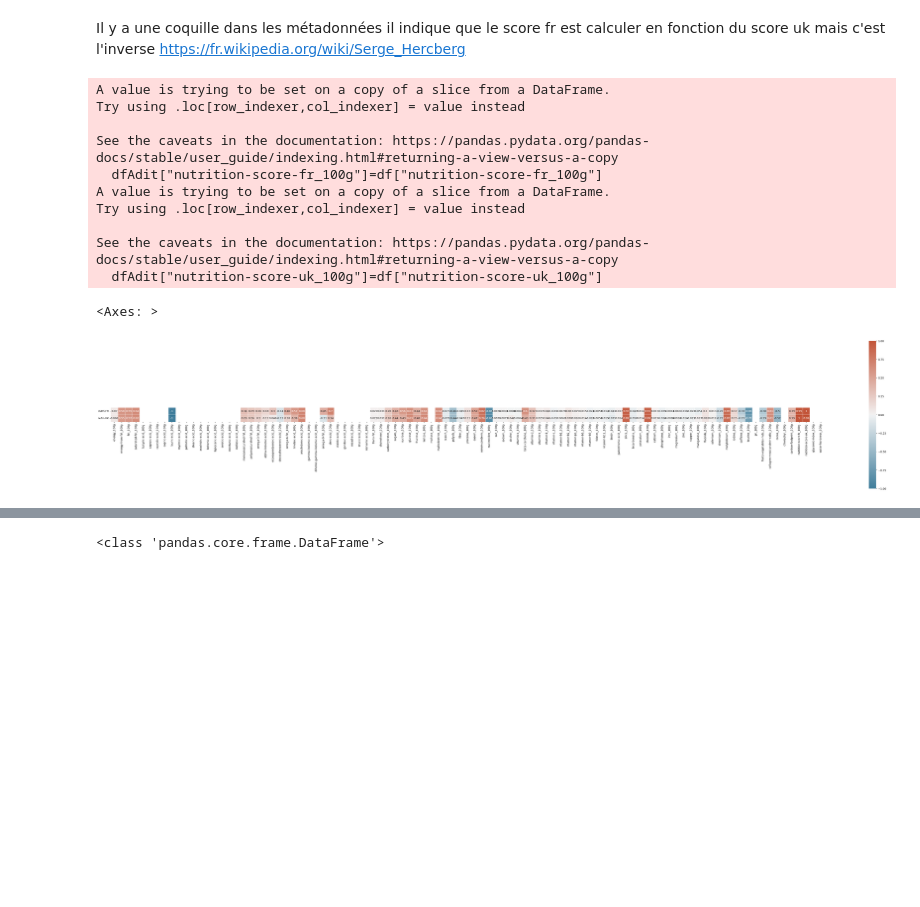
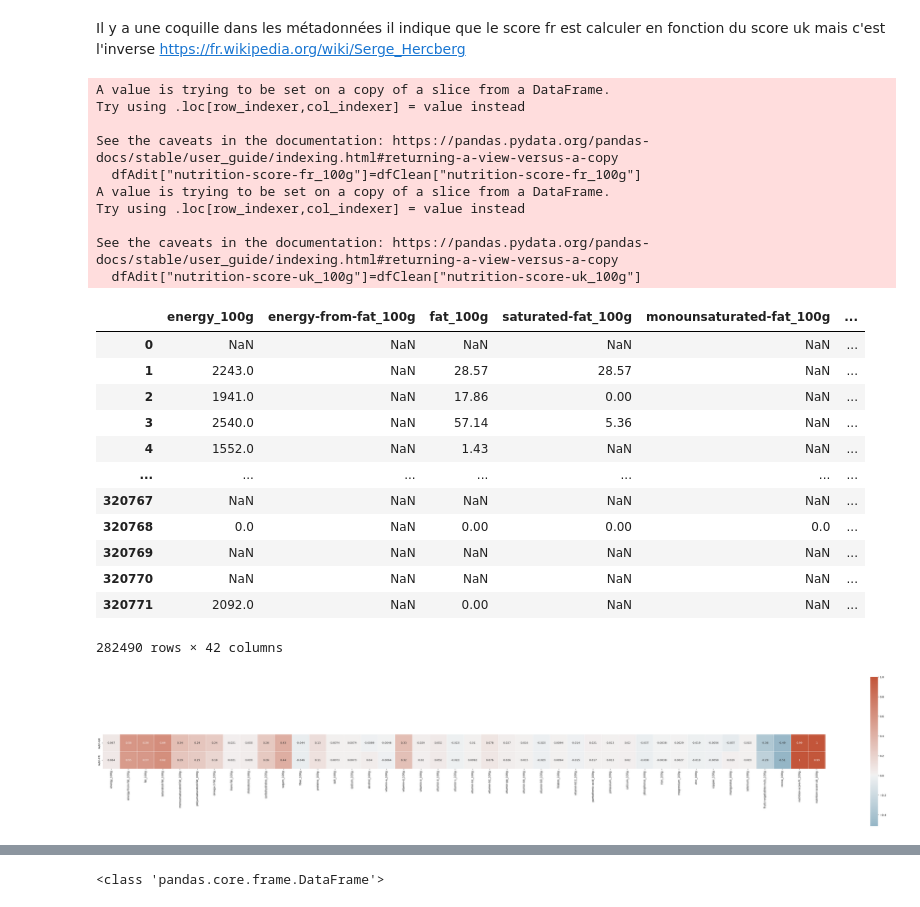
Before and after one commit to Solenhya/IAFood-P4-DevIA-G1, a Jupyter notebook: Améliorer la santé par l'IA - Analyse des données Open Food Facts.ipynb, the cells around one changed output, grey strips where cells are left out. Saved outputs shown, nothing was run; the diff lists cells and outputs as text; code cells hidden in the pictures; blank space fills up the shorter version.

Commit message:
Correlation pour question 1 et mis en forme

```diff
--- a/Améliorer la santé par l'IA - Analyse des données Open Food Facts.ipynb
+++ b/Améliorer la santé par l'IA - Analyse des données Open Food Facts.ipynb
@@ -170,0 +196,10 @@ df = df.drop_duplicates()
+# %%
+#Retirer les collonnes qui ont moins de X elements Tout en gardant un historique
+requiredLength= 500
+dfDropCopy = dfClean.copy()
+for collumn in dfDropCopy.columns:
+    nnaCollumn = dfDropCopy[collumn].notna()
+    presentLength = nnaCollumn[nnaCollumn==True].count()
+    if(presentLength<requiredLength):
+        dfDropCopy.drop(columns=[collumn],inplace=True)
+        print(f"On a retirer {collumn} car elle n'avait que {presentLength} éléments")
@@ -170,0 +224,7 @@ df = df.drop_duplicates()
+# %%
+dfClean = dfDropCopy
+# %%
+#On a retirer beaucoup de valeur nutritionnel est ce qu'il ne serrait pas plus judicieux d'assumer qu'une valeur manquantes est une valeur non detecter et donc non présente
+#Comprehension de liste genere une liste rapidement avec un iterable et une condition
+columns_to_fill = [col for col in dfClean.columns if col.endswith('_100g') and col not in ['nutrition-score-fr_100g', 'nutrition-score-uk_100g']]
+dfClean[columns_to_fill].fillna(0,inplace=True)
@@ -197,8 +281,9 @@ dfquant
 # %%
 #Reponse 3
 #Quels sont les aliments les plus sains de chaque catégorie ?
-dfClean = df[["main_category_fr","nutrition-score-fr_100g"]].dropna()
-idx = dfClean.groupby('main_category_fr')['nutrition-score-fr_100g'].idxmin()
-dfGroup = df.loc[idx, ['main_category_fr', 'nutrition-score-fr_100g', 'product_name']]
+dfSain = dfClean[[categoryChoice,"nutrition-score-fr_100g"]].dropna()
+idx = dfSain.groupby(categoryChoice)["nutrition-score-fr_100g"].idxmin()
+dfGroup = dfClean.loc[idx, [categoryChoice, "nutrition-score-fr_100g","full_name"]]
 dfGroup
+#Problematique trouver regarder les outliers pour chaque category les catégory semble toute etre dans le négatif le seul positif est le jus de fruit ...
 # %% [output]
@@ -386,40 +475,52 @@ Il y a une coquille dans les métadonnées il indique que le score fr est calcul
 # %%
 #11. Comment se calcule le Nutri-Score (FR et UK) ? Qu'est-ce qui les différencie ?
 #Le nutriscore uk n'existe pas l'agence indiquer dans les meta données : le FSA
 #CreateHeatMapCorr(["nutrition-score-fr_100g","nutrition-score-uk_100g"],df)
 
-dfAdit = df.filter(like='_100g',axis=1)
-dfAdit["nutrition-score-fr_100g"]=df["nutrition-score-fr_100g"]
-dfAdit["nutrition-score-uk_100g"]=df["nutrition-score-uk_100g"]
+dfAdit = dfClean.filter(like='_100g',axis=1)
+dfAdit["nutrition-score-fr_100g"]=dfClean["nutrition-score-fr_100g"]
+dfAdit["nutrition-score-uk_100g"]=dfClean["nutrition-score-uk_100g"]
 
 correlation = dfAdit.corr()
 nutriCorr = correlation[["nutrition-score-uk_100g","nutrition-score-fr_100g"]]
 
 
 #aditCorr_sorted = dataframeadit.reindex(aditCorr.abs().sort_values(ascending=False).index)
 # Set up the matplotlib figure
 f, ax = plt.subplots(figsize=(60, 20))
 
 # Generate a custom diverging colormap
 cmap = sns.diverging_palette(230, 20, as_cmap=True)
 
 # Draw the heatmap with the mask and correct aspect ratio
 sns.heatmap(nutriCorr.T, cmap=cmap, center=0,
             square=True, linewidths=.5,xticklabels=nutriCorr.index,yticklabels=["nutri-UK","nutri-FR"], cbar_kws={"shrink": .5},annot=True)
 dfAdit
 # %% [output]
 A value is trying to be set on a copy of a slice from a DataFrame.
 Try using .loc[row_indexer,col_indexer] = value instead
 
 See the caveats in the documentation: https://pandas.pydata.org/pandas-docs/stable/user_guide/indexing.html#returning-a-view-versus-a-copy
-  dfAdit["nutrition-score-fr_100g"]=df["nutrition-score-fr_100g"]
+  dfAdit["nutrition-score-fr_100g"]=dfClean["nutrition-score-fr_100g"]
 A value is trying to be set on a copy of a slice from a DataFrame.
 Try using .loc[row_indexer,col_indexer] = value instead
 
 See the caveats in the documentation: https://pandas.pydata.org/pandas-docs/stable/user_guide/indexing.html#returning-a-view-versus-a-copy
-  dfAdit["nutrition-score-uk_100g"]=df["nutrition-score-uk_100g"]
+  dfAdit["nutrition-score-uk_100g"]=dfClean["nutrition-score-uk_100g"]
+|  | energy_100g | energy-from-fat_100g | fat_100g | saturated-fat_100g | monounsaturated-fat_100g | ... |
+| 0 | NaN | NaN | NaN | NaN | NaN | ... |
+| 1 | 2243.0 | NaN | 28.57 | 28.57 | NaN | ... |
+| 2 | 1941.0 | NaN | 17.86 | 0.00 | NaN | ... |
+| 3 | 2540.0 | NaN | 57.14 | 5.36 | NaN | ... |
+| 4 | 1552.0 | NaN | 1.43 | NaN | NaN | ... |
+| ... | ... | ... | ... | ... | ... | ... |
+| 320767 | NaN | NaN | NaN | NaN | NaN | ... |
+| 320768 | 0.0 | NaN | 0.00 | 0.00 | 0.0 | ... |
+| 320769 | NaN | NaN | NaN | NaN | NaN | ... |
+| 320770 | NaN | NaN | NaN | NaN | NaN | ... |
+| 320771 | 2092.0 | NaN | 0.00 | NaN | NaN | ... |
-<Axes: >
+282490 rows × 42 columns
-[figure, old version]
+[figure, new version]
 # %%
 nutriCorrDif = nutriCorr
 nutriCorrDif["difference"] = nutriCorrDif["nutrition-score-uk_100g"]-nutriCorrDif["nutrition-score-fr_100g"]
```
Also changed, not shown: parts of 20 cells of this notebook, 1 other file.
